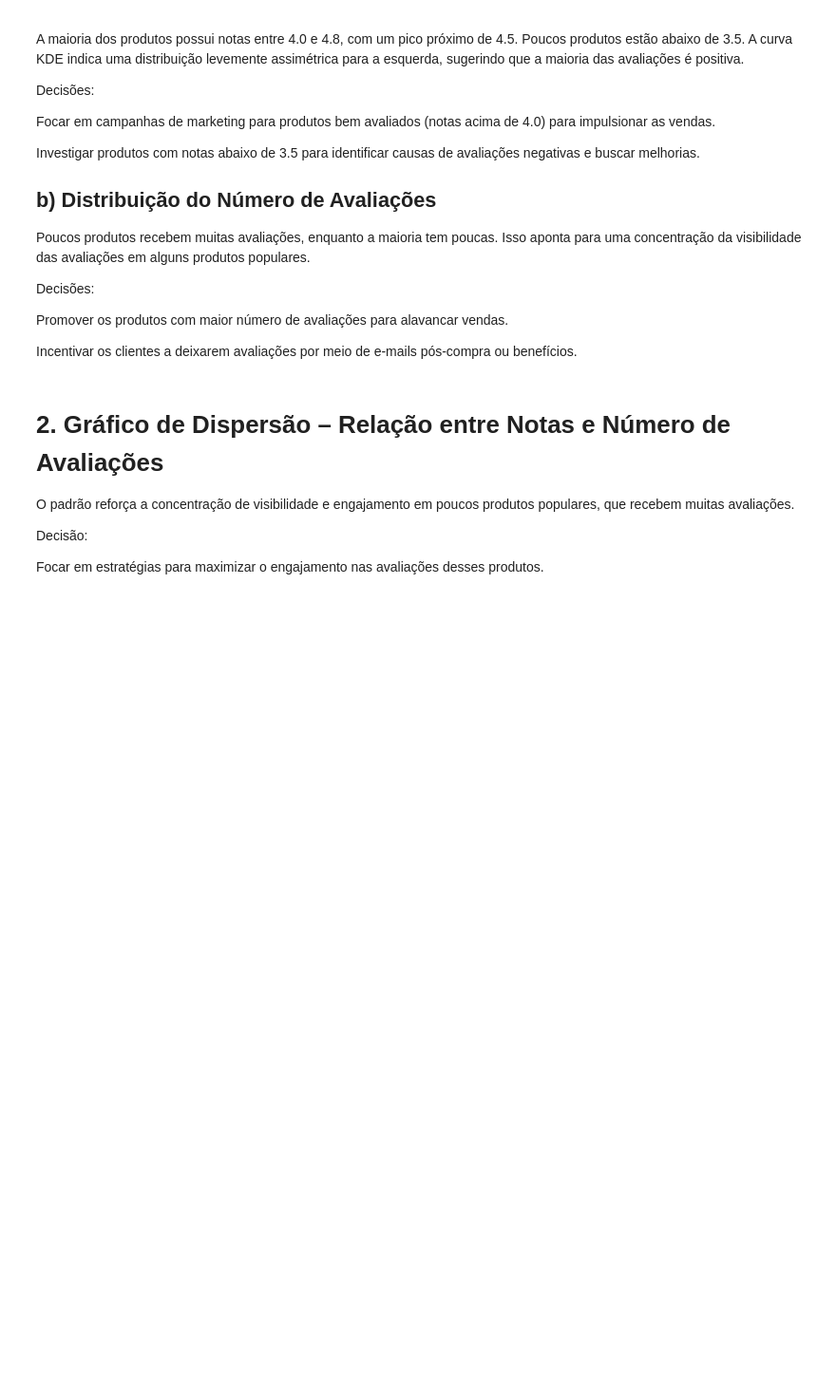
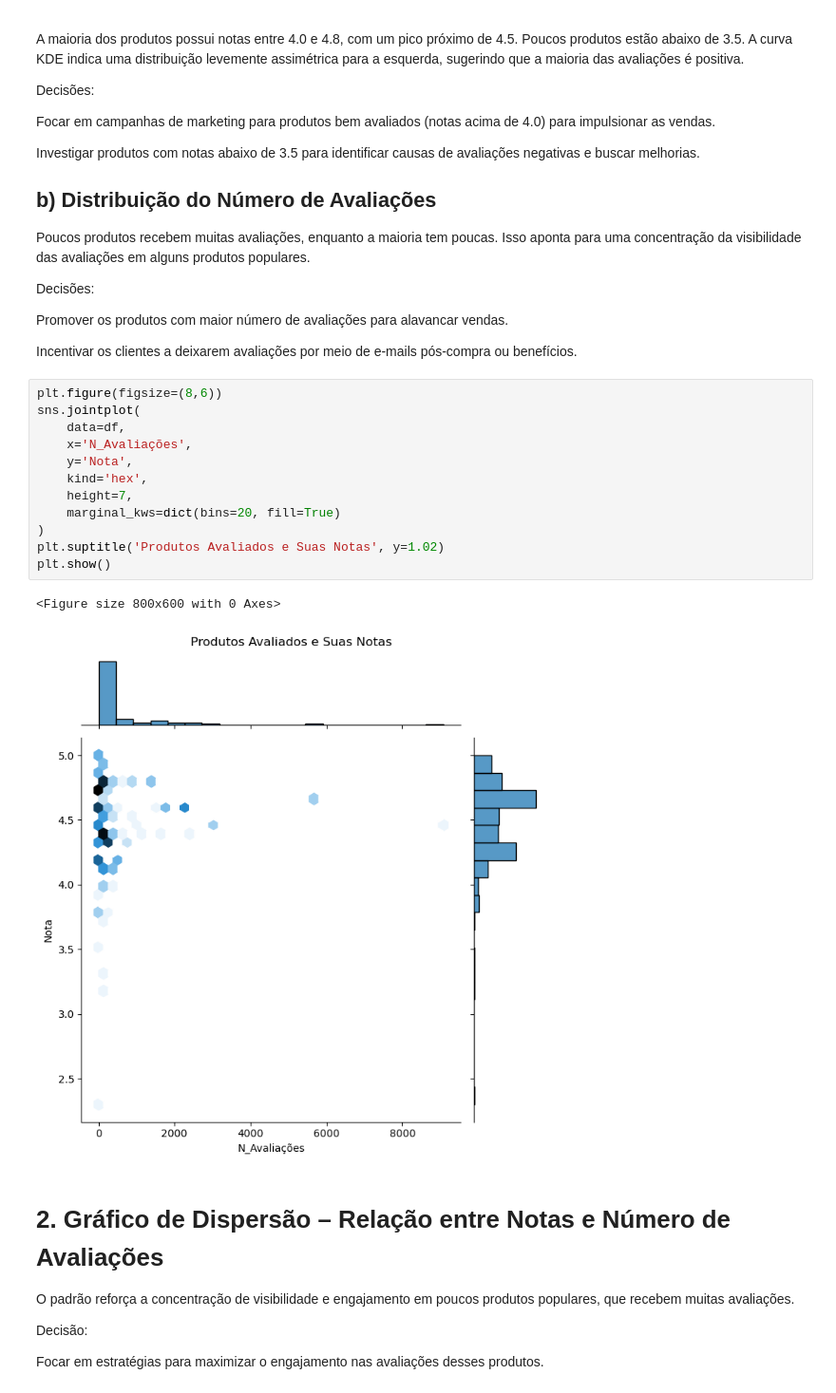
Before and after one commit to nogalinny/GraficoVendas, a Jupyter notebook: Untitled.ipynb, the cells around one changed output. Shown: that part at 95% size. Saved outputs shown, nothing was run; the diff lists cells and outputs as text; blank space fills up the shorter version.

```diff
--- a/Untitled.ipynb
+++ b/Untitled.ipynb
@@ -94,6 +68,21 @@ Decisões:
 Promover os produtos com maior número de avaliações para alavancar vendas.
 
 Incentivar os clientes a deixarem avaliações por meio de e-mails pós-compra ou benefícios.
+# %%
+plt.figure(figsize=(8,6))
+sns.jointplot(
+    data=df,
+    x='N_Avaliações',
+    y='Nota',
+    kind='hex',
+    height=7,
+    marginal_kws=dict(bins=20, fill=True)
+)
+plt.suptitle('Produtos Avaliados e Suas Notas', y=1.02)
+plt.show()
+# %% [output]
+<Figure size 800x600 with 0 Axes>
+[figure, added]
 # %% [markdown]
 # 2. Gráfico de Dispersão – Relação entre Notas e Número de Avaliações
 O padrão reforça a concentração de visibilidade e engajamento em poucos produtos populares, que recebem muitas avaliações.
```
Also changed, not shown: parts of 7 cells of this notebook.
